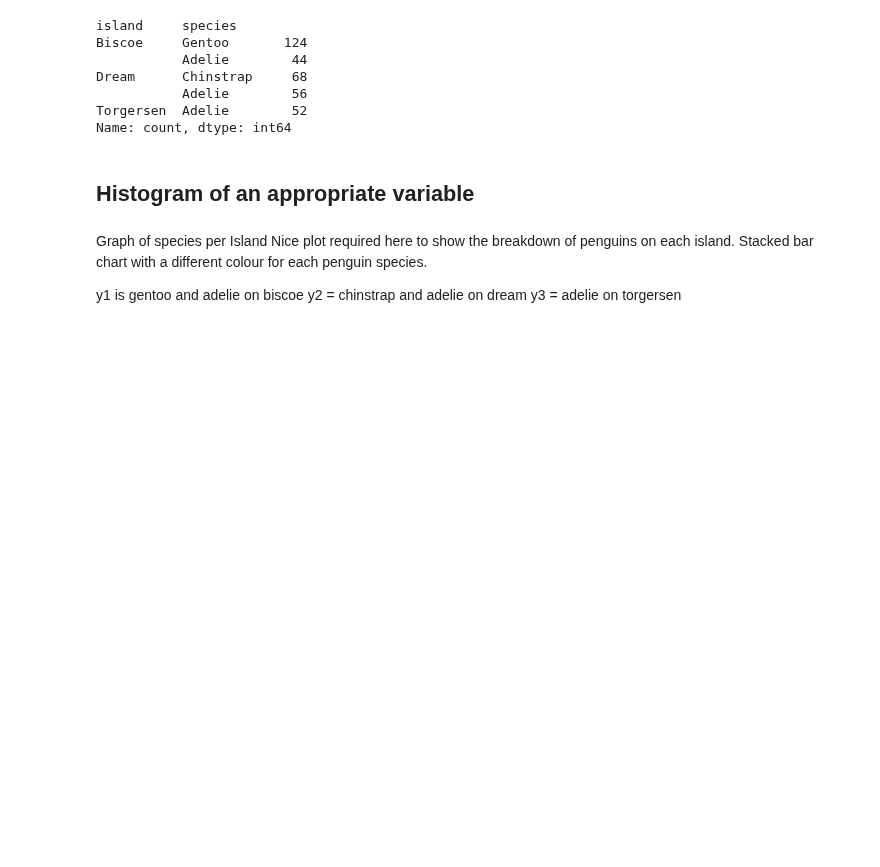
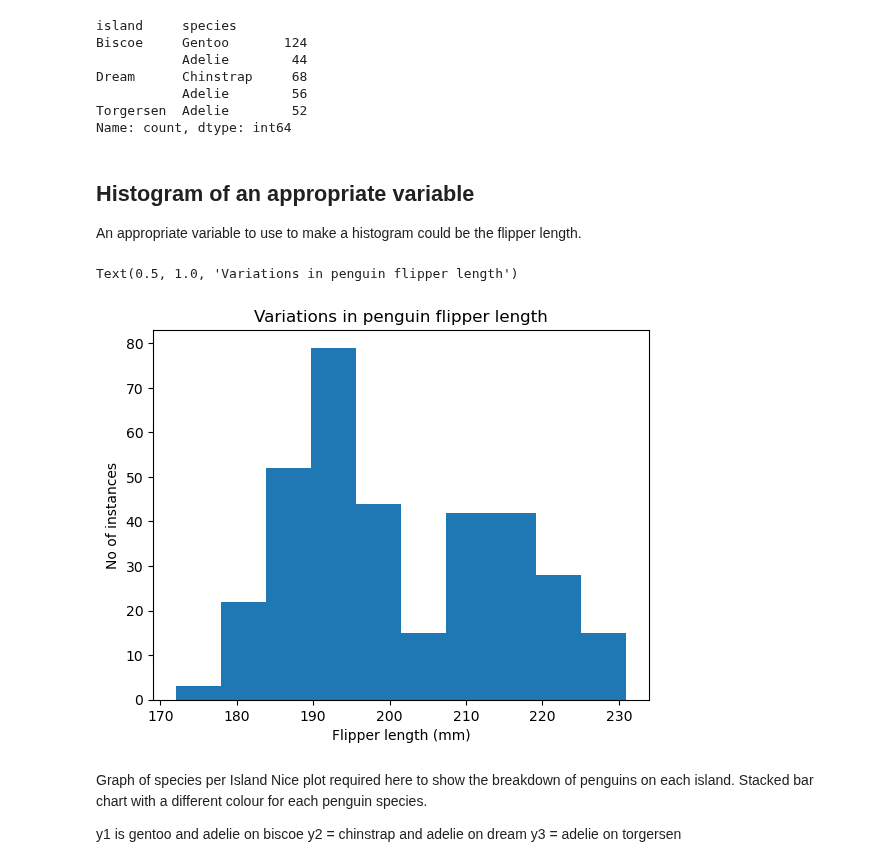
Before and after one commit to IreneKilgannon/DataAnalytics, a Jupyter notebook: penguins.ipynb, the cells around one changed output. Saved outputs shown, nothing was run; the diff lists cells and outputs as text; code cells hidden in the pictures; blank space fills up the shorter version.

Commit message:
added a histogram

```diff
--- a/penguins.ipynb
+++ b/penguins.ipynb
@@ -227,6 +227,16 @@ Torgersen  Adelie        52
 Name: count, dtype: int64
 # %% [markdown]
 ## Histogram of an appropriate variable
+
+An appropriate variable to use to make a histogram could be the flipper length.
+# %%
+plt.hist(np.array(df["flipper_length_mm"]))
+plt.xlabel("Flipper length (mm)")
+plt.ylabel("No of instances")
+plt.title("Variations in penguin flipper length")
+# %% [output]
+Text(0.5, 1.0, 'Variations in penguin flipper length')
+[figure, added]
 # %% [markdown]
 Graph of species per Island Nice plot required here to show the breakdown of penguins on each island. Stacked bar chart with a different colour for each penguin species.
 
```
